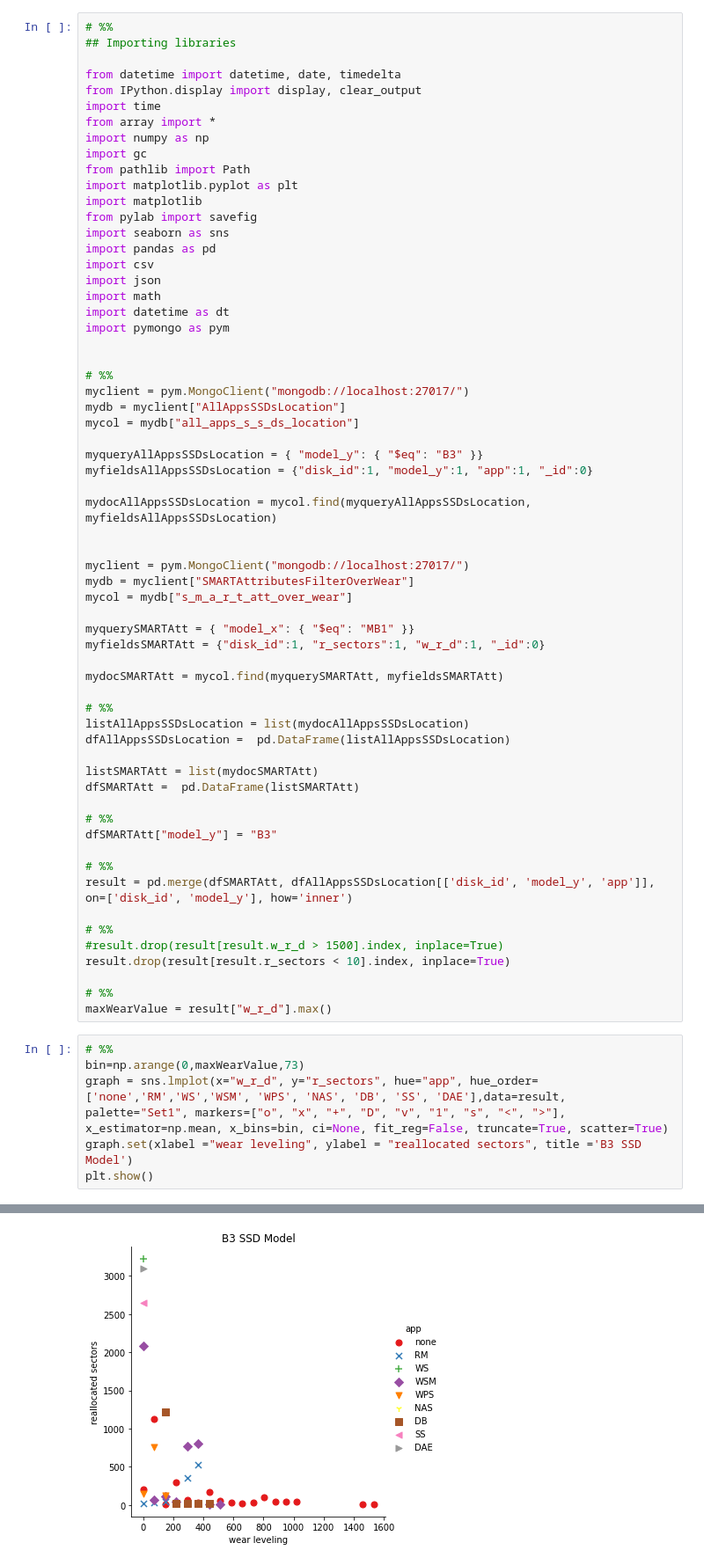
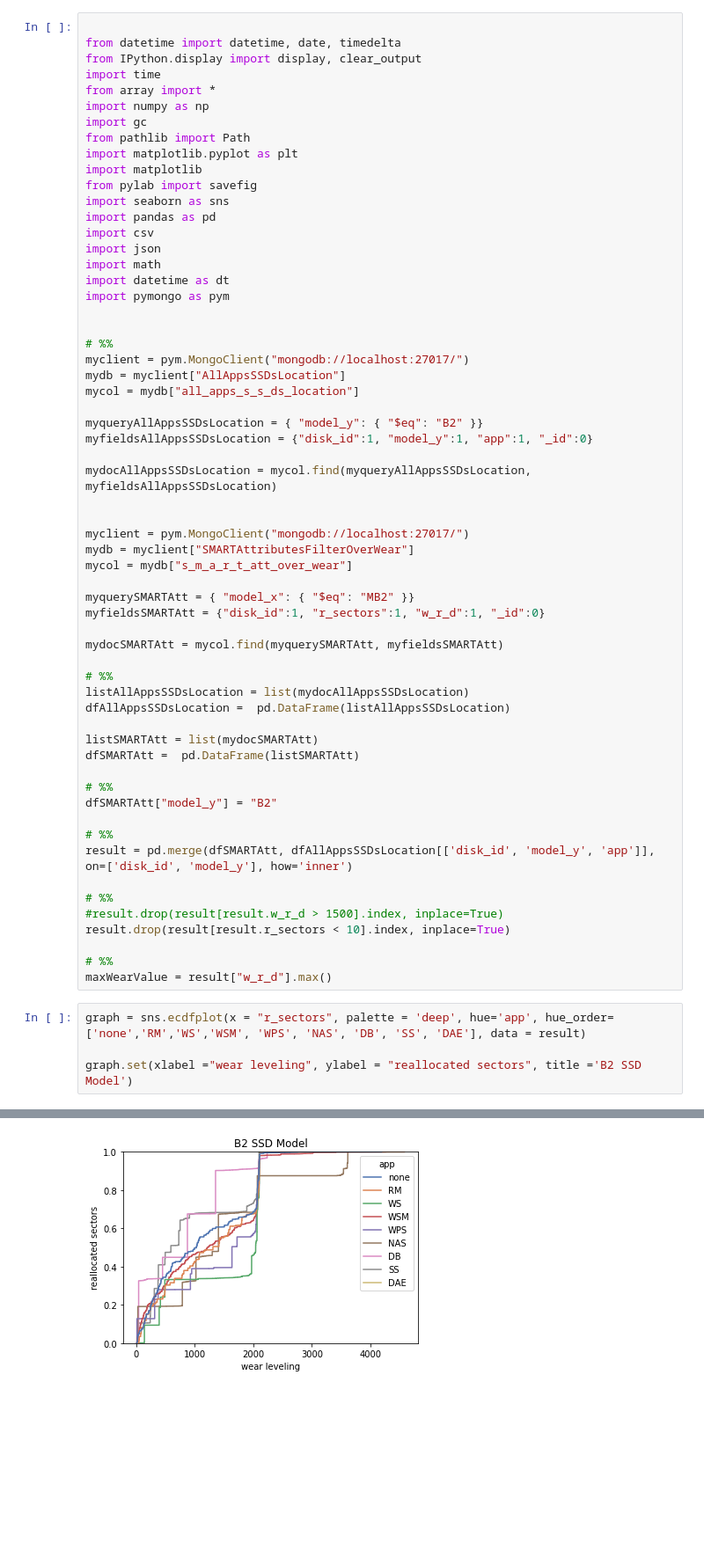
Before and after one commit to EricBorba/StorageFailurePredictor, a Jupyter notebook: onlyForTests.ipynb, the cells around one changed output, grey strips where cells are left out. Shown at 88% size. Drawn from its saved outputs; the diff is of its cells as text; blank space fills up the shorter version.

Commit message:
including kde plot

```diff
--- a/onlyForTests.ipynb
+++ b/onlyForTests.ipynb
@@ -1,6 +1,4 @@
 # %%
-# %%
-## Importing libraries
 
 from datetime import datetime, date, timedelta
 from IPython.display import display, clear_output
@@ -26,7 +24,7 @@ myclient = pym.MongoClient("mongodb://localhost:27017/")
 mydb = myclient["AllAppsSSDsLocation"]
 mycol = mydb["all_apps_s_s_ds_location"]
 
-myqueryAllAppsSSDsLocation = { "model_y": { "$eq": "B3" }}
+myqueryAllAppsSSDsLocation = { "model_y": { "$eq": "B2" }}
 myfieldsAllAppsSSDsLocation = {"disk_id":1, "model_y":1, "app":1, "_id":0}
 
 mydocAllAppsSSDsLocation = mycol.find(myqueryAllAppsSSDsLocation, myfieldsAllAppsSSDsLocation)
@@ -36,7 +34,7 @@ myclient = pym.MongoClient("mongodb://localhost:27017/")
 mydb = myclient["SMARTAttributesFilterOverWear"]
 mycol = mydb["s_m_a_r_t_att_over_wear"]
 
-myquerySMARTAtt = { "model_x": { "$eq": "MB1" }}
+myquerySMARTAtt = { "model_x": { "$eq": "MB2" }}
 myfieldsSMARTAtt = {"disk_id":1, "r_sectors":1, "w_r_d":1, "_id":0}
 
 mydocSMARTAtt = mycol.find(myquerySMARTAtt, myfieldsSMARTAtt)
@@ -49,7 +47,7 @@ listSMARTAtt = list(mydocSMARTAtt)
 dfSMARTAtt =  pd.DataFrame(listSMARTAtt)
 
 # %%
-dfSMARTAtt["model_y"] = "B3"
+dfSMARTAtt["model_y"] = "B2"
 
 # %%
 result = pd.merge(dfSMARTAtt, dfAllAppsSSDsLocation[['disk_id', 'model_y', 'app']], on=['disk_id', 'model_y'], how='inner')
@@ -61,9 +59,7 @@ result.drop(result[result.r_sectors < 10].index, inplace=True)
 # %%
 maxWearValue = result["w_r_d"].max()
 # %%
-# %%
-bin=np.arange(0,maxWearValue,73)
-graph = sns.lmplot(x="w_r_d", y="r_sectors", hue="app", hue_order=['none','RM','WS','WSM', 'WPS', 'NAS', 'DB', 'SS', 'DAE'],data=result, palette="Set1", markers=["o", "x", "+", "D", "v", "1", "s", "<", ">"], x_estimator=np.mean, x_bins=bin, ci=None, fit_reg=False, truncate=True, scatter=True)
-graph.set(xlabel ="wear leveling", ylabel = "reallocated sectors", title ='B3 SSD Model')
-plt.show()
+graph = sns.ecdfplot(x = "r_sectors", palette = 'deep', hue='app', hue_order=['none','RM','WS','WSM', 'WPS', 'NAS', 'DB', 'SS', 'DAE'], data = result)
+
+graph.set(xlabel ="wear leveling", ylabel = "reallocated sectors", title ='B2 SSD Model')
 # %% [output]
@@ -70 +69 @@ plt.show()
-[figure, old version]
+[figure, new version]
```
Also changed, not shown: parts of 8 cells of this notebook, 7 other files.
